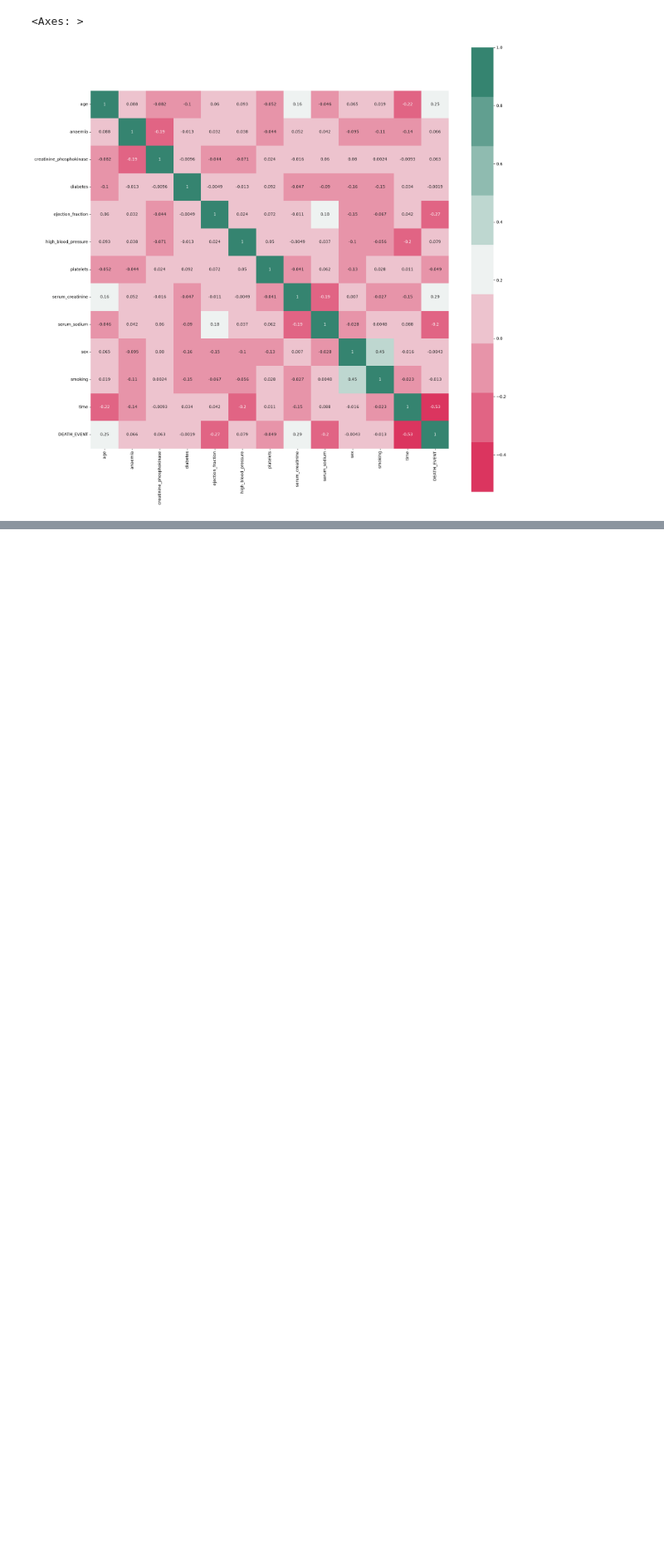
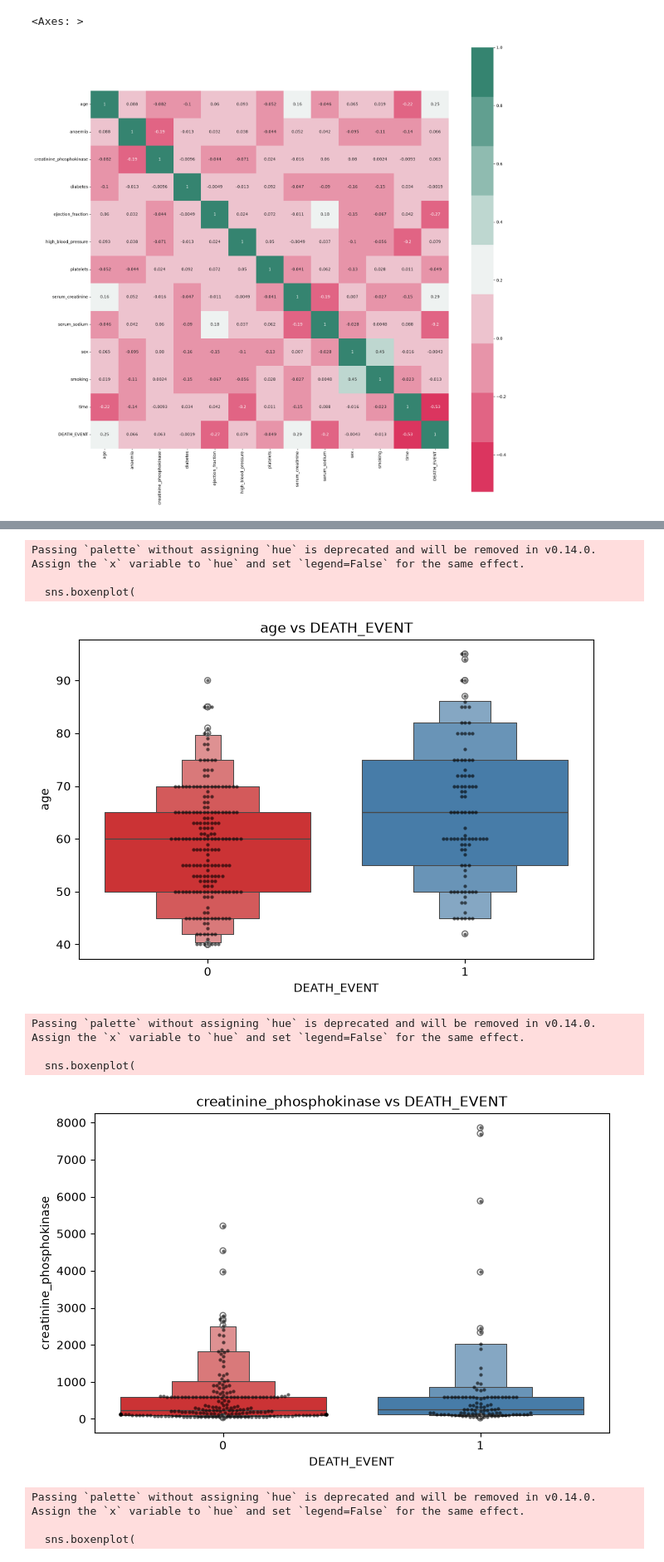
Before and after one commit to chadiboudaher/ml-dl-pytorch, a Jupyter notebook: src/projects/heart-failure-predicition/notebook/heart_failure_prediction.ipynb, the cells around one changed output, grey strips where cells are left out. Shown at 83% size. Drawn from its saved outputs; the diff is of its cells as text; code cells hidden in the pictures; blank space fills up the shorter version.

```diff
--- a/src/projects/heart-failure-predicition/notebook/heart_failure_prediction.ipynb
+++ b/src/projects/heart-failure-predicition/notebook/heart_failure_prediction.ipynb
@@ -119,0 +127,44 @@ sns.heatmap(corr_matrix, cmap=cmap, annot=True, square=True)
+# %%
+features = [
+    "age",
+    "creatinine_phosphokinase",
+    "ejection_fraction",
+    "platelets",
+    "serum_creatinine",
+    "serum_sodium",
+    "time",
+]
+
+for feature in features:
+    plt.figure(figsize=(8, 5))
+
+    sns.boxenplot(
+        data=df,
+        x="DEATH_EVENT",
+        y=feature,
+        palette="Set1"
+    )
+
+    sns.swarmplot(
+        data=df,
+        x="DEATH_EVENT",
+        y=feature,
+        color="black",
+        alpha=0.6,
+        size=3
+    )
+
+    plt.title(f"{feature} vs DEATH_EVENT")
+    plt.show()
+# %% [output]
+Passing `palette` without assigning `hue` is deprecated and will be removed in v0.14.0. Assign the `x` variable to `hue` and set `legend=False` for the same effect.
+
+  sns.boxenplot(
+[figure, added]
+Passing `palette` without assigning `hue` is deprecated and will be removed in v0.14.0. Assign the `x` variable to `hue` and set `legend=False` for the same effect.
+
+  sns.boxenplot(
+[figure, added]
+Passing `palette` without assigning `hue` is deprecated and will be removed in v0.14.0. Assign the `x` variable to `hue` and set `legend=False` for the same effect.
+
+  sns.boxenplot(
```
Also changed, not shown: parts of 3 cells of this notebook.
